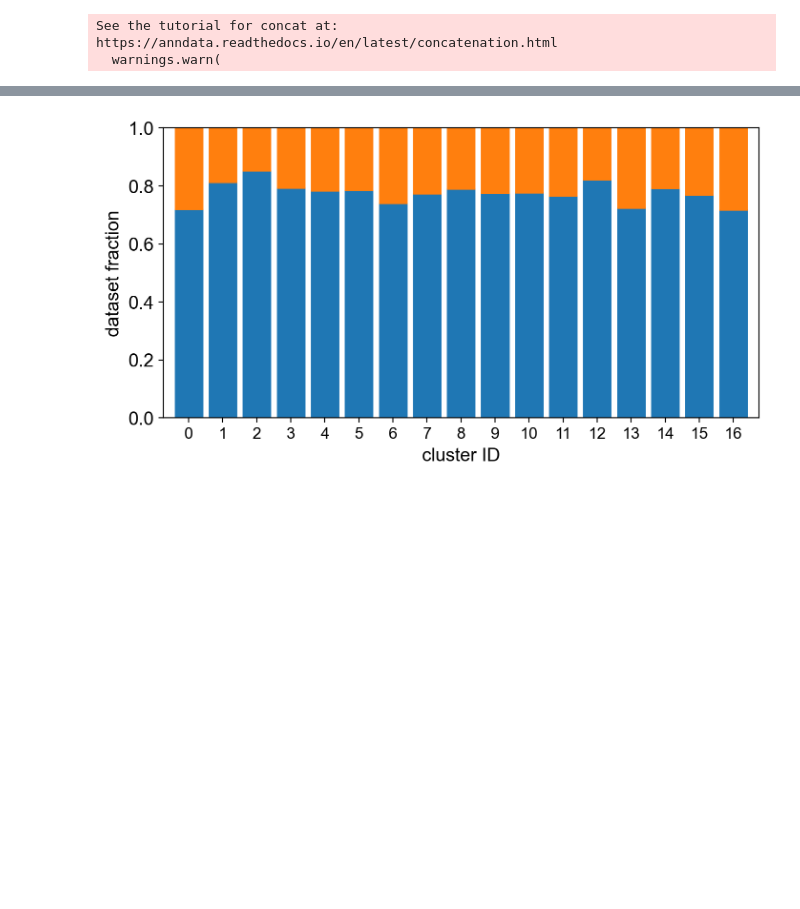
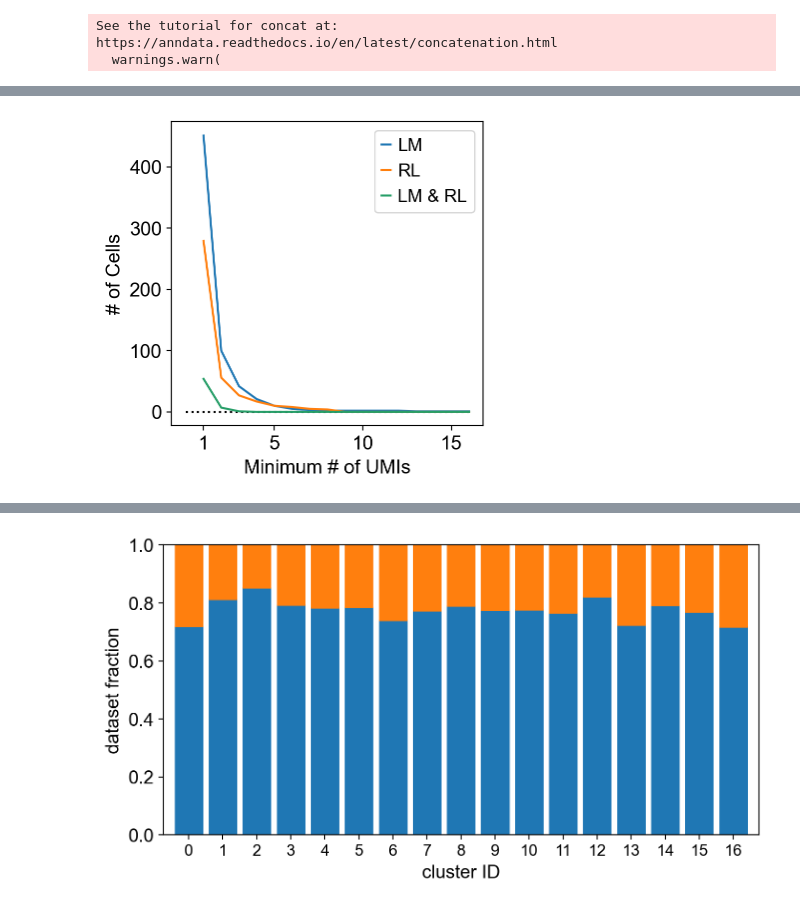
Before and after one commit to ryan-gorzek/trachtenberg-lab, a Jupyter notebook: transcriptomics/UPB/mix_glutamatergic_Mouse_V1_Bar.ipynb, the cells around one changed output, grey strips where cells are left out. Drawn from its saved outputs; the diff is of its cells as text; code cells hidden in the pictures; blank space fills up the shorter version.

```diff
--- a/transcriptomics/UPB/mix_glutamatergic_Mouse_V1_Bar.ipynb
+++ b/transcriptomics/UPB/mix_glutamatergic_Mouse_V1_Bar.ipynb
@@ -57,3 +76,26 @@ for upb in ["UPB1", "UPB2", "UPB4", "UPB6"]:
+# %%
+upbs = ["UPB1", "UPB2", "UPB4", "UPB6"]
+max_count = np.max(adata.obs[upbs]).astype(int)
+counts = np.zeros((max_count, 3))
+for idx, count in enumerate(counts):
+    LM = np.sum(adata.obs[["UPB1", "UPB4"]] > idx, axis=1) > 0
+    RL = np.sum(adata.obs[["UPB2", "UPB6"]] > idx, axis=1) > 0
+    BOTH = np.logical_and(LM, RL)
+    ct = np.sum(np.vstack((LM, RL, BOTH)).T, axis=0)
+    counts[idx, :] = ct
+
+
+fig, ax = plt.subplots()
+ax.hlines(0, 0, 16, colors="k", linestyles="dotted")
+ax.plot(np.arange(max_count) + 1, counts)
+ax.set_xlabel("Minimum # of UMIs")
+ax.set_xticks((1, 5, 10, 15))
+ax.set_ylabel("# of Cells")
+ax.legend(["_", "LM", "RL", "LM & RL"], loc="upper right")
+ax.grid(False)
+plt.show(block=False)
+# %% [output]
+[figure, added]
 # %%
 sc.pp.highly_variable_genes(adata, min_mean=0.0125, max_mean=3, min_disp=0.5)
 sc.pp.scale(adata, max_value=10)
```
Also changed, not shown: parts of 9 cells of this notebook.
